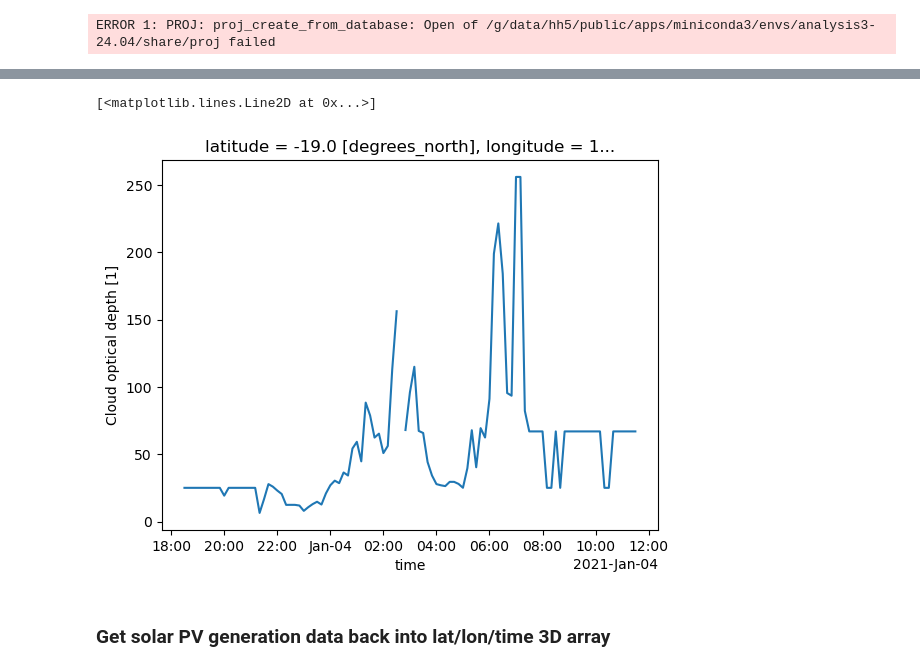
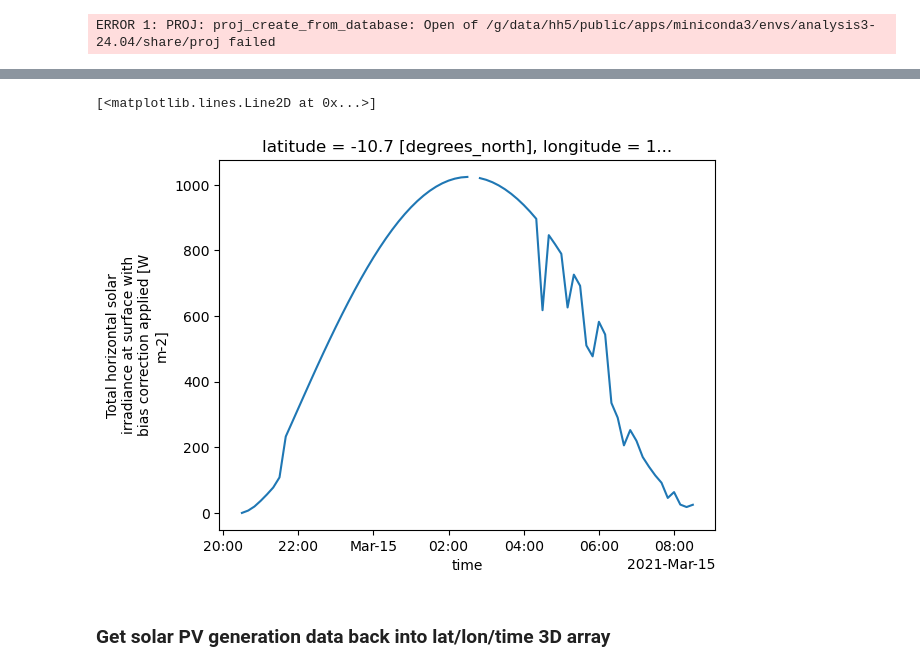
Before and after one commit to cdoedens/aus-historical-solar-droughts, a Jupyter notebook: code/python/notebooks/sandpit/pv-output-tilting.ipynb, the cells around one changed output, grey strips where cells are left out. Cells and saved outputs as stored; diff of their text form; code cells hidden in the pictures.

```diff
--- a/code/python/notebooks/sandpit/pv-output-tilting.ipynb
+++ b/code/python/notebooks/sandpit/pv-output-tilting.ipynb
@@ -75,8 +75,3 @@ plt.show()
-# %%
-single_point.cloud_optical_depth.plot()
-# %% [output]
-[<matplotlib.lines.Line2D at 0x...>]
-[figure, old version]
 # %%
 # # apply REZ mask to data, removes spatial regions note relevant to solar PV gen
 # mask_file = "/home/548/cd3022/aus-historical-solar-droughts/data/boundary_files/REZ_mask.npz"
@@ -115,6 +113,11 @@ zone = Q2
 lat = zone[0]
 lon = zone[1]
 single_point = dataset.sel(latitude=lat, longitude=lon)
+# %%
+single_point.surface_global_irradiance.plot()
+# %% [output]
+[<matplotlib.lines.Line2D at 0x...>]
+[figure, new version]
 # %%
 # get variables for solar pv model calculations
 ghi = single_point.surface_global_irradiance.values.ravel()
```
Also changed, not shown: parts of 9 cells of this notebook, 10 other files.
